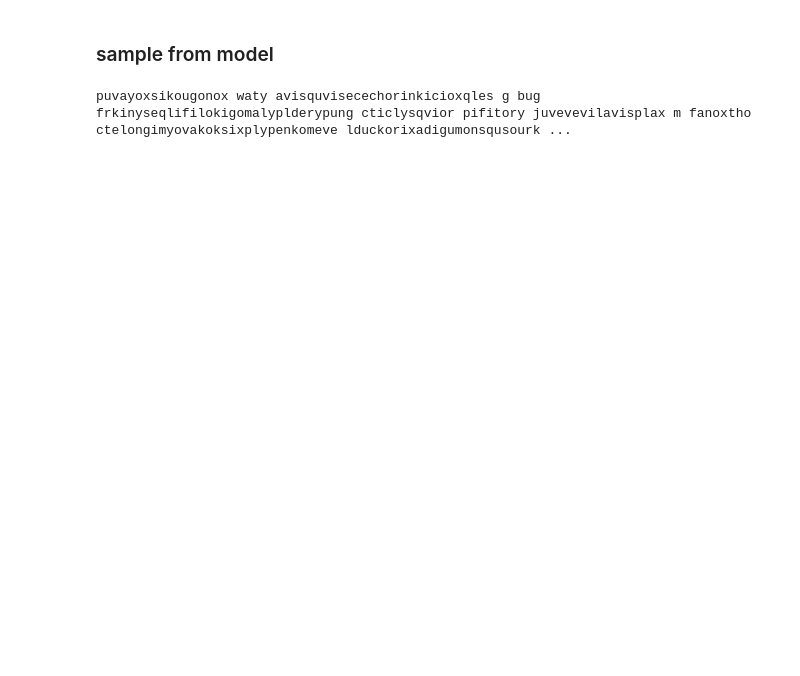
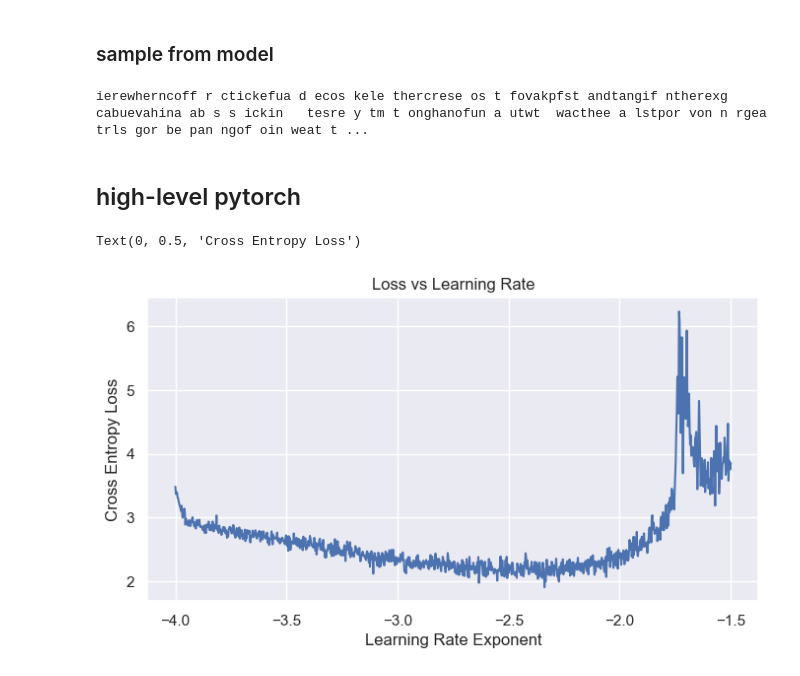
Before and after one commit to haukesteffen/LearningPyTorch, a Jupyter notebook: 4-rnn.ipynb, the cells around one changed output. Saved outputs shown, nothing was run; the diff lists cells and outputs as text; code cells hidden in the pictures; blank space fills up the shorter version.

```diff
--- a/4-rnn.ipynb
+++ b/4-rnn.ipynb
@@ -159,26 +171,32 @@ Text(0, 0.5, 'Cross Entropy Loss')
 ### reinstantiate rnn and optimizer
 # %%
 rnn = Net(
+    batch_size=batch_size,
     context_size=context_size,
     embedding_dims=embedding_dims,
     hidden_units=hidden_units,
     device=device
 )
-optimizer = optim.Adam(rnn.parameters(), lr=1e-3)
+optimizer = optim.AdamW(rnn.parameters(), lr=10**-2.0, weight_decay=1e-5)
+lr_schedule = optim.lr_scheduler.ExponentialLR(optimizer, gamma=0.9, verbose=False)
 loss_fn = nn.CrossEntropyLoss()
 # %% [markdown]
 ### model training
 # %%
+rnn.train()
 for epoch in range(epochs):
     losses = []
     for batch, (X, y) in enumerate(train_dataloader):
         X, y = X.to(device), y.to(device)
         ypred = rnn(X)
-        loss = loss_fn(ypred, y)
+        loss = loss_fn(ypred[:, -1, :], y[:, -1, :])
         losses.append(loss.item())
         optimizer.zero_grad()
         loss.backward()
         nn.utils.clip_grad_norm_(rnn.parameters(), max_norm=max_grad)
         optimizer.step()
-    print(f'epoch {epoch+1} --- avg loss {np.mean(losses)}')
+    if (epoch+1)%10==0:
+        print(f'epoch {epoch+1} --- avg loss {np.mean(losses):.5f}')
+    rnn.reset_hidden_states()
+    lr_schedule.step()
 # %% [output]
@@ -190,11 +206,12 @@ KeyboardInterrupt:
 # %%
 context = ['<>'] * context_size
 text = ''
+rnn.eval()
 for _ in range(300):
     with torch.no_grad():
         X = F.one_hot(torch.tensor([training_data.ctoi[c] for c in context], device=device), num_classes=28).view(1, context_size, 28).float()
         out = rnn(X)
-        char = training_data.itoc[torch.multinomial(out[:, -1, :].flatten(), 1).item()]
+        char = training_data.itoc[torch.multinomial(F.softmax(out[0, -1, :].flatten(), -1), 1).item()]
         if char == '<>':
             break
         context = context[1:] + [char]
@@ -202,4 +219,6 @@ for _ in range(300):
 
 print(text)
 # %% [output]
-puvayoxsikougonox waty avisquvisecechorinkicioxqles g bug frkinyseqlifilokigomalyplderypung cticlysqvior pifitory juvevevilavisplax m fanoxtho ctelongimyovakoksixplypenkomeve lduckorixadigumonsqusourk ...
+ierewherncoff r ctickefua d ecos kele thercrese os t fovakpfst andtangif ntherexg cabuevahina ab s s ickin   tesre y tm t onghanofun a utwt  wacthee a lstpor von n rgea trls gor be pan ngof oin weat t ...
+# %% [markdown]
+## high-level pytorch
@@ -205,0 +249,34 @@ puvayoxsikougonox waty avisquvisecechorinkicioxqles g bug frkinyseqlifilokigomal
+# %%
+iterator = iter(train_dataloader)
+rnn = SimpleRNN()
+rnn.train()
+optimizer = optim.AdamW(rnn.parameters())
+loss_fn = nn.CrossEntropyLoss()
+
+lr_exps = torch.linspace(-4, -1.5, 1000)
+lrs = 10**lr_exps
+losses = []
+
+for lr in lrs:
+    for param_group in optimizer.param_groups:
+            param_group['lr'] = lr
+
+    (X, y) = next(iterator)
+    X, y = X.to(device), y.to(device)
+    ypred = rnn(X)
+    loss = loss_fn(ypred[:, -1, :], y[:, -1, :])
+    losses.append(loss.item())
+    optimizer.zero_grad()
+    loss.backward()
+    nn.utils.clip_grad_norm_(rnn.parameters(), max_norm=max_grad)
+    optimizer.step()
+
+fig, ax = plt.subplots(figsize=(8,4))
+sns.set_style()
+plt.plot(lr_exps, losses)
+ax.set_title('Loss vs Learning Rate')
+ax.set_xlabel('Learning Rate Exponent')
+ax.set_ylabel('Cross Entropy Loss')
+# %% [output]
+Text(0, 0.5, 'Cross Entropy Loss')
+[figure, added]
```
Also changed, not shown: parts of 28 cells of this notebook, 2 other files.
